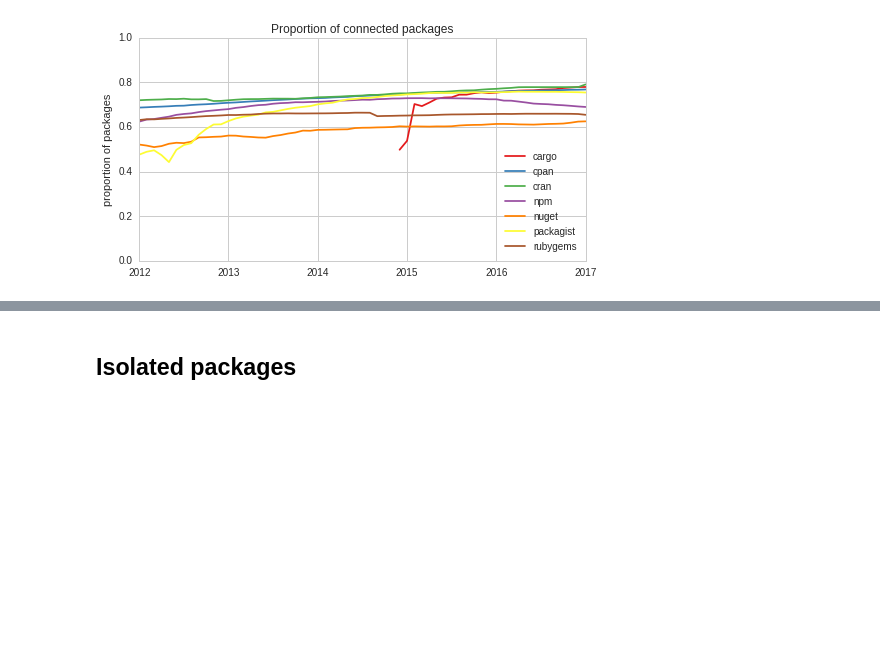
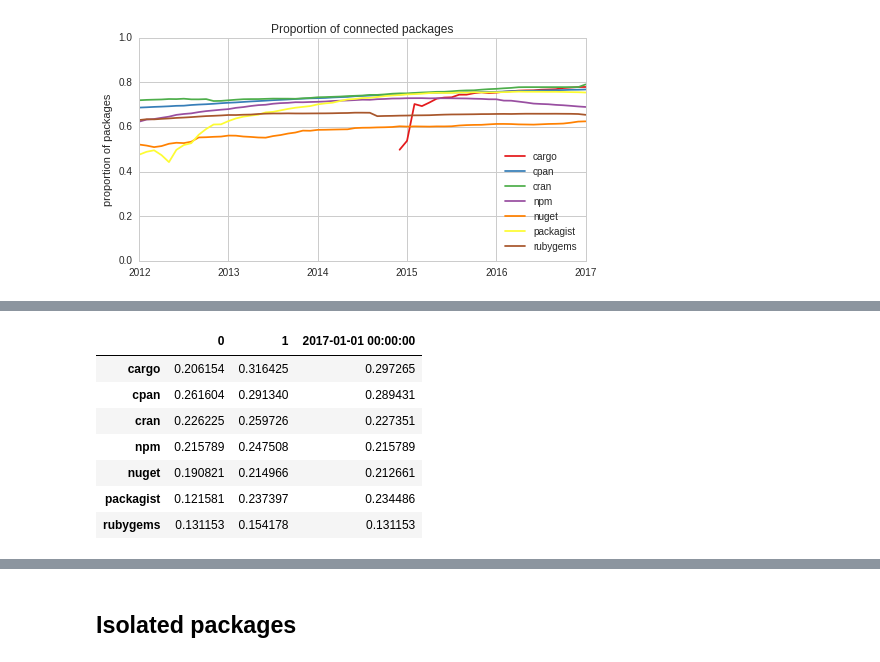
Before and after one commit to AlexandreDecan/ecos-emse, a Jupyter notebook: notebooks/Graphs metrics.ipynb, the cells around one changed output, grey strips where cells are left out. Cells and saved outputs as stored; diff of their text form; code cells hidden in the pictures; blank space fills up the shorter version.

```diff
--- a/notebooks/Graphs metrics.ipynb
+++ b/notebooks/Graphs metrics.ipynb
@@ -435,0 +439,11 @@ savefig(figure, 'graph_prop_required_dependent_packages')
+# %%
+pandas.concat([df_required.min(), df_required.max(), df_required.iloc[-1]], axis=1)
+# %% [output]
+|  | 0 | 1 | 2017-01-01 00:00:00 |
+| cargo | 0.206154 | 0.316425 | 0.297265 |
+| cpan | 0.261604 | 0.291340 | 0.289431 |
+| cran | 0.226225 | 0.259726 | 0.227351 |
+| npm | 0.215789 | 0.247508 | 0.215789 |
+| nuget | 0.190821 | 0.214966 | 0.212661 |
+| packagist | 0.121581 | 0.237397 | 0.234486 |
+| rubygems | 0.131153 | 0.154178 | 0.131153 |
```
Also changed, not shown: parts of 8 cells of this notebook, 2 other files.
